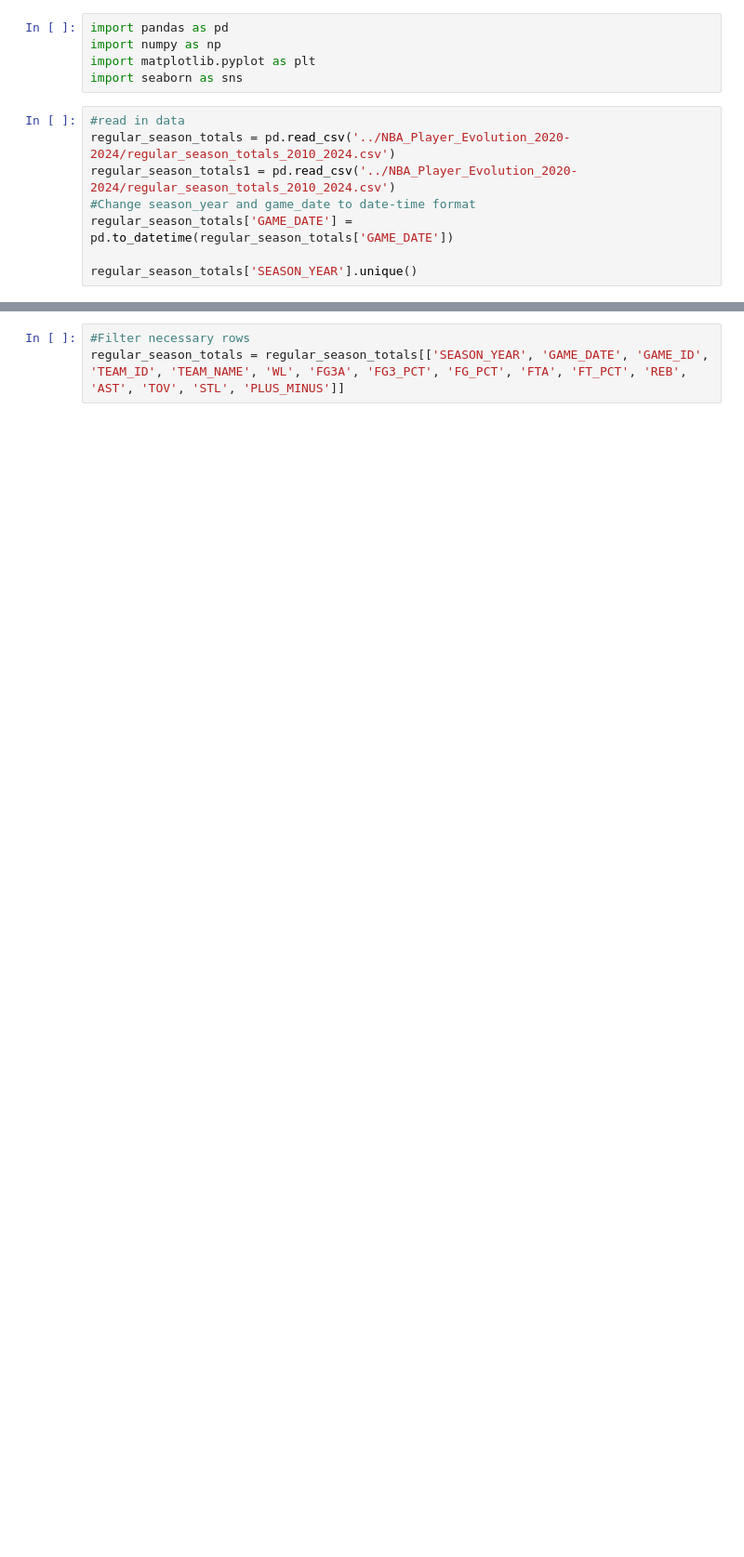
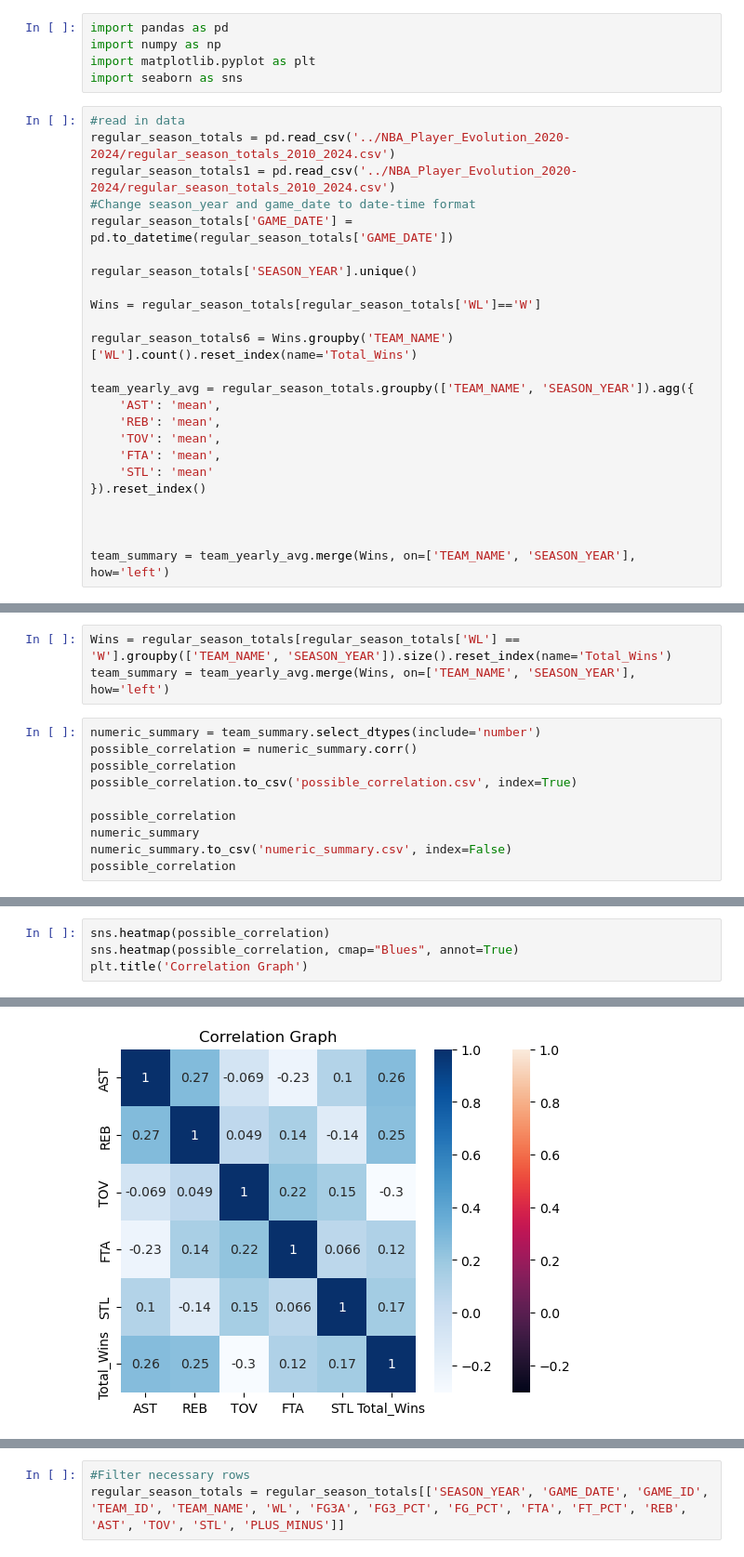
Before and after one commit to Jswine08/NBA_Player_Evolution_2020-2024, a Jupyter notebook: Capstone_final.ipynb, the cells around one changed output, grey strips where cells are left out. Shown: that part at 93% size. Saved outputs shown, nothing was run; the diff lists cells and outputs as text; blank space fills up the shorter version.

```diff
--- a/Capstone_final.ipynb
+++ b/Capstone_final.ipynb
@@ -14,3 +14,19 @@ regular_season_totals1 = pd.read_csv('../NBA_Player_Evolution_2020-2024/regular_
 regular_season_totals['GAME_DATE'] = pd.to_datetime(regular_season_totals['GAME_DATE'])
 
 regular_season_totals['SEASON_YEAR'].unique()
+
+Wins = regular_season_totals[regular_season_totals['WL']=='W']
+
+regular_season_totals6 = Wins.groupby('TEAM_NAME')['WL'].count().reset_index(name='Total_Wins')
+
+team_yearly_avg = regular_season_totals.groupby(['TEAM_NAME', 'SEASON_YEAR']).agg({
+    'AST': 'mean',
+    'REB': 'mean',
+    'TOV': 'mean',
+    'FTA': 'mean',
+    'STL': 'mean'
+}).reset_index()
+
+
+
+team_summary = team_yearly_avg.merge(Wins, on=['TEAM_NAME', 'SEASON_YEAR'], how='left')
@@ -20,0 +33,13 @@ array(['2022-23', '2020-21', '2013-14', '2018-19', '2012-13', '2017-18',
+# %%
+Wins = regular_season_totals[regular_season_totals['WL'] == 'W'].groupby(['TEAM_NAME', 'SEASON_YEAR']).size().reset_index(name='Total_Wins')
+team_summary = team_yearly_avg.merge(Wins, on=['TEAM_NAME', 'SEASON_YEAR'], how='left')
+# %%
+numeric_summary = team_summary.select_dtypes(include='number')
+possible_correlation = numeric_summary.corr()
+possible_correlation
+possible_correlation.to_csv('possible_correlation.csv', index=True)
+
+possible_correlation
+numeric_summary
+numeric_summary.to_csv('numeric_summary.csv', index=False)
+possible_correlation
@@ -20,0 +54,5 @@ array(['2022-23', '2020-21', '2013-14', '2018-19', '2012-13', '2017-18',
+# %%
+sns.heatmap(possible_correlation)
+sns.heatmap(possible_correlation, cmap="Blues", annot=True)
+plt.title('Correlation Graph')
+# %% [output]
@@ -20,0 +60 @@ array(['2022-23', '2020-21', '2013-14', '2018-19', '2012-13', '2017-18',
+[figure, added]
```
Also changed, not shown: parts of 32 cells of this notebook, 4 other files.
